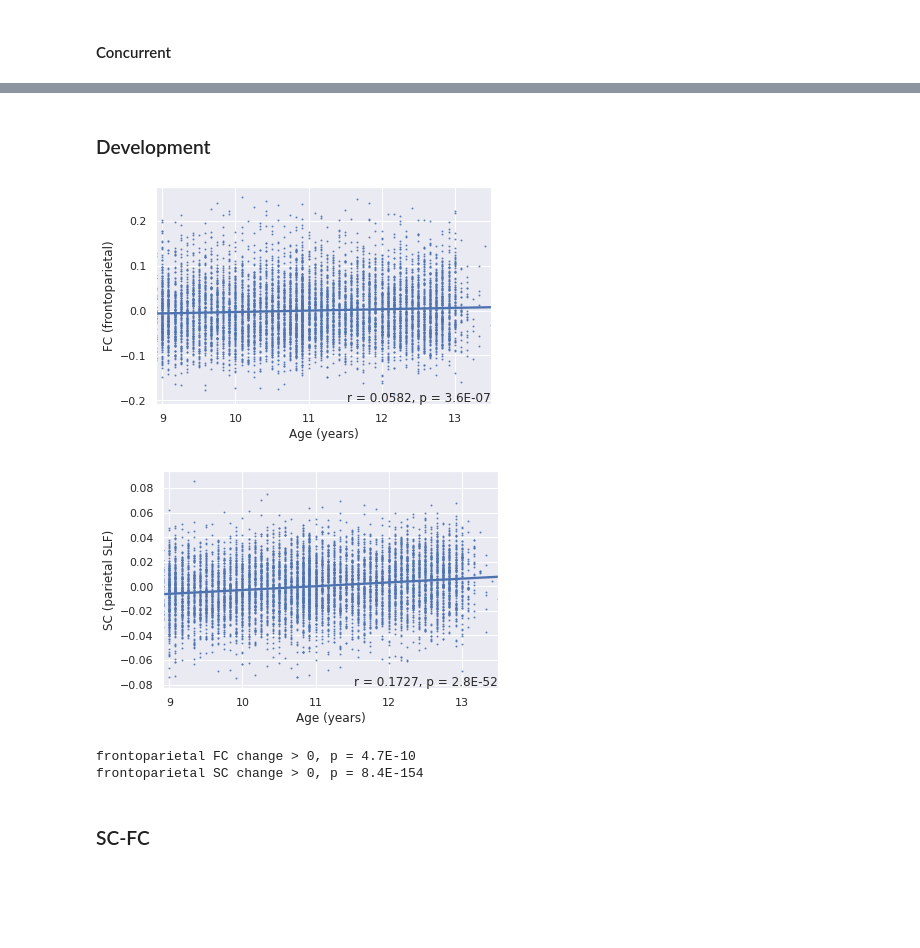
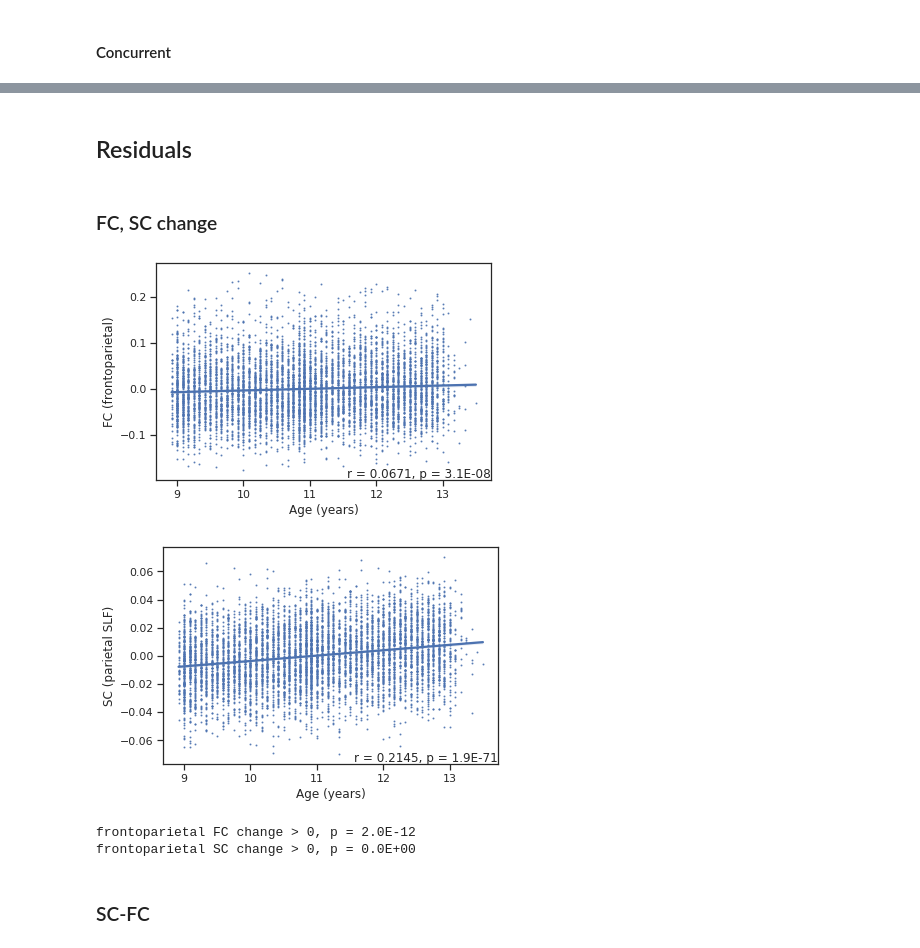
Before and after one commit to AKSoo/StructFunc, a Jupyter notebook: code/StructFunc.ipynb, the cells around one changed output, grey strips where cells are left out. Cells and saved outputs as stored; diff of their text form; code cells hidden in the pictures; blank space fills up the shorter version.

```diff
--- a/code/StructFunc.ipynb
+++ b/code/StructFunc.ipynb
@@ -141,0 +54,9 @@ frontoparietal SC change > 0, p = 1.1E-236
+# %%
+# exclude subjects with any outliers (z > 3)
+fcon_fo_outliers = fcon_fo.loc[np.abs(stats.zscore(fcon_fo)) > 3]
+scon_pslf_outliers = scon_pslf.loc[np.abs(stats.zscore(scon_pslf)) > 3]
+subs_noout = (subs.difference(fcon_fo_outliers.index.get_level_values(0))
+              .difference(scon_pslf_outliers.index.get_level_values(0)))
+print(len(subs_noout), 'subjects')
+
+fcon_fo, scon_pslf = fcon_fo.loc[subs_noout], scon_pslf.loc[subs_noout]
@@ -141,0 +65,3 @@ frontoparietal SC change > 0, p = 1.1E-236
+# %%
+age = (covariates.loc[fcon_fo.index, 'interview_age'] / 12).rename('age')
+age_diff = age.groupby(level=0).diff().dropna().droplevel(1).rename('age_diff')
@@ -284,2 +230,2 @@ with warnings.catch_warnings():
 # %% [markdown]
-### Development
+## Residuals
@@ -289,25 +232,34 @@ scon_pslf_control_age_linregress = stats.linregress(age_month / 12, scon_pslf_no
+# %%
+confounds = fc_extra[['meanmotion']].join(covariates[['sex', 'race', 'hisp']])
+fcon_fo_r = residual.residuals(fcon_fo, sm.OLS, confounds)
+
+confounds = sc_extra[['meanmotion']].join(covariates[['sex', 'race', 'hisp']])
+scon_pslf_r = residual.residuals(scon_pslf, sm.OLS, confounds)
+# %% [markdown]
+### FC, SC change
+# %%
+fcon_fo_age_linregress = stats.linregress(age, fcon_fo_r)
+scon_pslf_age_linregress = stats.linregress(age, scon_pslf_r)
 # %%
-ax = sns.regplot(x=(age_month / 12), y=fcon_fo_noout_control, scatter_kws={'s': 1})
+ax = sns.regplot(x=age, y=fcon_fo_r, scatter_kws={'s': 1})
 ax.set_xlabel('Age (years)')
 ax.set_ylabel('FC (frontoparietal)')
-ax.annotate('r = {r:.4f}, p = {p:.1E}'.format(r=fcon_fo_control_age_linregress.rvalue,
-                                              p=fcon_fo_control_age_linregress.pvalue),
+ax.annotate('r = {r:.4f}, p = {p:.1E}'.format(r=fcon_fo_age_linregress.rvalue,
+                                              p=fcon_fo_age_linregress.pvalue),
             xy=(1, 0), xycoords='axes fraction',
             horizontalalignment='right', verticalalignment='bottom')
-
 plt.show()
 # %% [output]
-[figure, old version]
+[figure, new version]
 # %%
-ax = sns.regplot(x=(age_month / 12), y=scon_pslf_noout_control, scatter_kws={'s': 1})
+ax = sns.regplot(x=age, y=scon_pslf_r, scatter_kws={'s': 1})
 ax.set_xlabel('Age (years)')
 ax.set_ylabel('SC (parietal SLF)')
-ax.annotate('r = {r:.4f}, p = {p:.1E}'.format(r=scon_pslf_control_age_linregress.rvalue,
-                                              p=scon_pslf_control_age_linregress.pvalue),
+ax.annotate('r = {r:.4f}, p = {p:.1E}'.format(r=scon_pslf_age_linregress.rvalue,
+                                              p=scon_pslf_age_linregress.pvalue),
             xy=(1, 0), xycoords='axes fraction',
             horizontalalignment='right', verticalalignment='bottom')
-
 plt.show()
 # %% [output]
-[figure, old version]
+[figure, new version]
 # %%
@@ -323,9 +270,12 @@ dSC_pslf_control_ttest = stats.ttest_1samp(dSC_pslf_control, 0, alternative='gre
 # %%
-print('frontoparietal FC change > 0, p = {p:.1E}'.format(p=dFC_fo_control_ttest[1]))
-print('frontoparietal SC change > 0, p = {p:.1E}'.format(p=dSC_pslf_control_ttest[1]))
+dFC_fo_ttest = stats.ttest_1samp(dFC_fo, 0, alternative='greater')
+dSC_pslf_ttest = stats.ttest_1samp(dSC_pslf, 0, alternative='greater')
+
+print('frontoparietal FC change > 0, p = {p:.1E}'.format(p=dFC_fo_ttest[1]))
+print('frontoparietal SC change > 0, p = {p:.1E}'.format(p=dSC_pslf_ttest[1]))
 # %% [output]
-frontoparietal FC change > 0, p = 4.7E-10
-frontoparietal SC change > 0, p = 8.4E-154
+frontoparietal FC change > 0, p = 2.0E-12
+frontoparietal SC change > 0, p = 0.0E+00
 # %% [markdown]
 ### SC-FC
 # %% [markdown]
```
Also changed, not shown: parts of 76 cells of this notebook, 1 other file.
